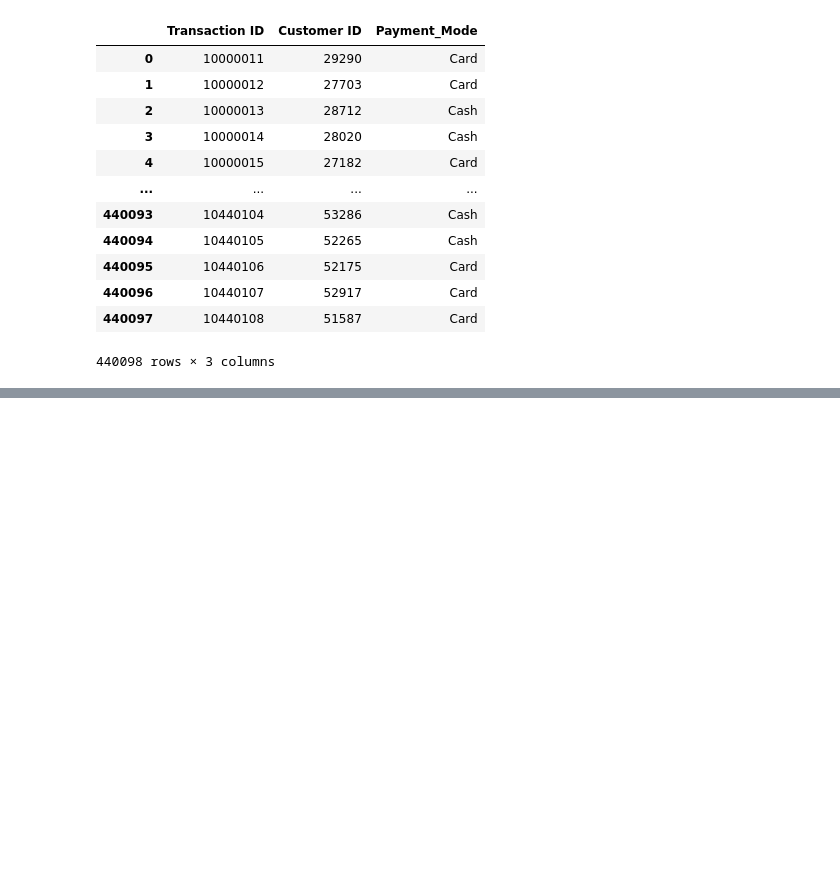
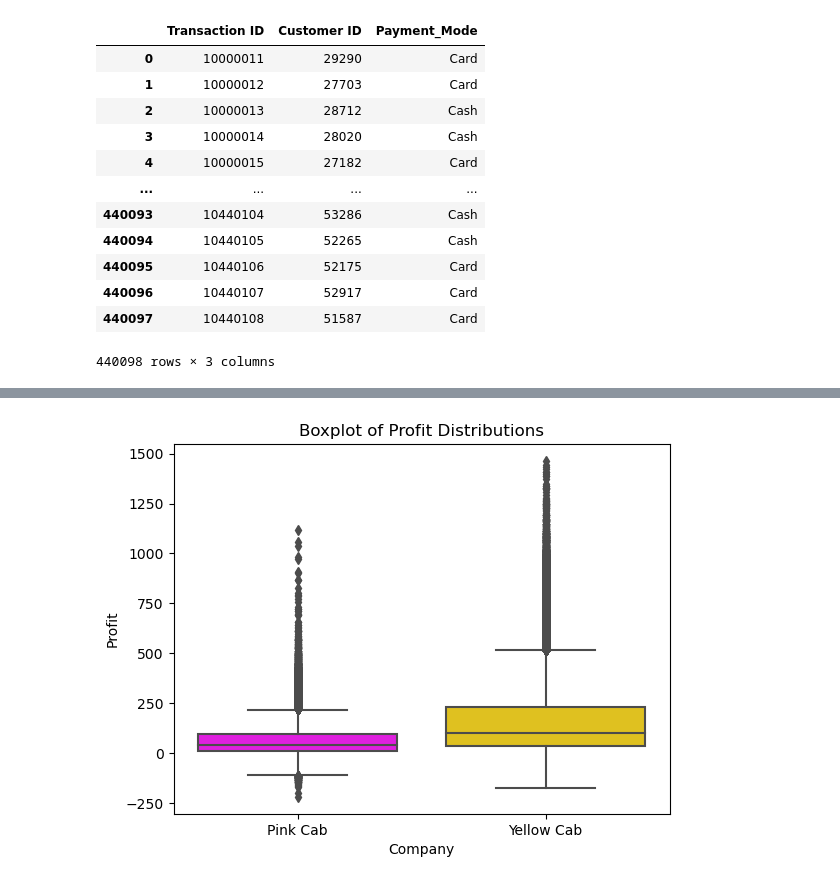
Before and after one commit to avig00/Cab-CaseStudy, a Jupyter notebook: G2M_case_study_EDA.ipynb, the cells around one changed output, grey strips where cells are left out. Cells and saved outputs as stored; diff of their text form; code cells hidden in the pictures; blank space fills up the shorter version.

```diff
--- a/G2M_case_study_EDA.ipynb
+++ b/G2M_case_study_EDA.ipynb
@@ -96,0 +109,11 @@ We are now ready to perform EDA using our master data to find key insights about
+# %%
+# Generate Profit feature
+cab_df['Profit'] = cab_df['Price Charged'] - cab_df['Cost of Trip']
+cab_df['Profit per KM'] = cab_df['Profit'] / cab_df['KM Travelled']
+# %%
+# Generate box plot
+palette = {"Pink Cab":"fuchsia",
+           "Yellow Cab":"gold"}
+sns.boxplot(data=cab_df, x="Company", y="Profit", palette=palette).set(title="Boxplot of Profit Distributions");
+# %% [output]
+[figure, added]
```
Also changed, not shown: parts of 48 cells of this notebook.
